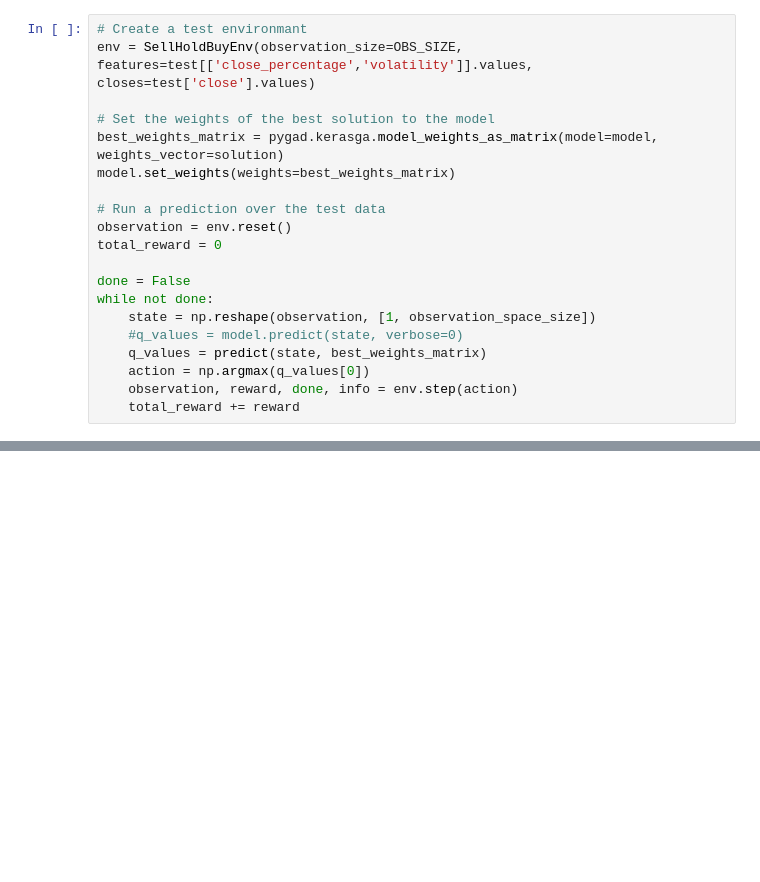
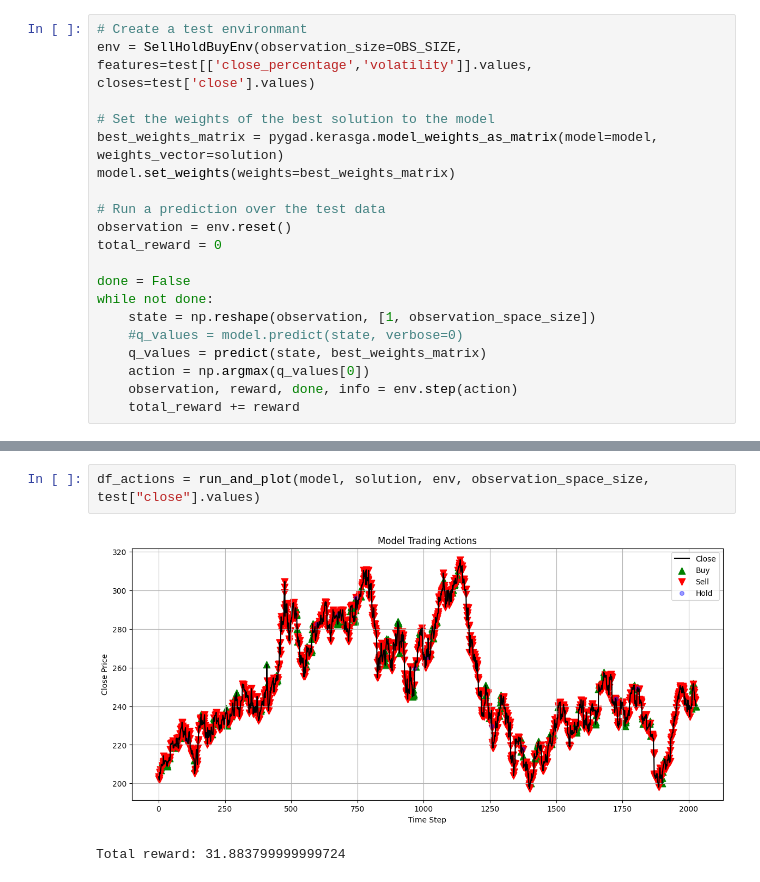
Before and after one commit to G-Chist/medium, a Jupyter notebook: 06.GASellHoldBuy/colab/GASellHoldBuy.ipynb, the cells around one changed output, grey strips where cells are left out. Drawn from its saved outputs; the diff is of its cells as text; blank space fills up the shorter version.

```diff
--- a/06.GASellHoldBuy/colab/GASellHoldBuy.ipynb
+++ b/06.GASellHoldBuy/colab/GASellHoldBuy.ipynb
@@ -317,0 +465,5 @@ print(f"* Win Rate: {100 * (info['wins']/(info['wins'] + info['losses'])):6.2f}%
+# %%
+df_actions = run_and_plot(model, solution, env, observation_space_size, test["close"].values)
+# %% [output]
+[figure, added]
+Total reward: 31.883799999999724
```
Also changed, not shown: parts of 9 cells of this notebook.
